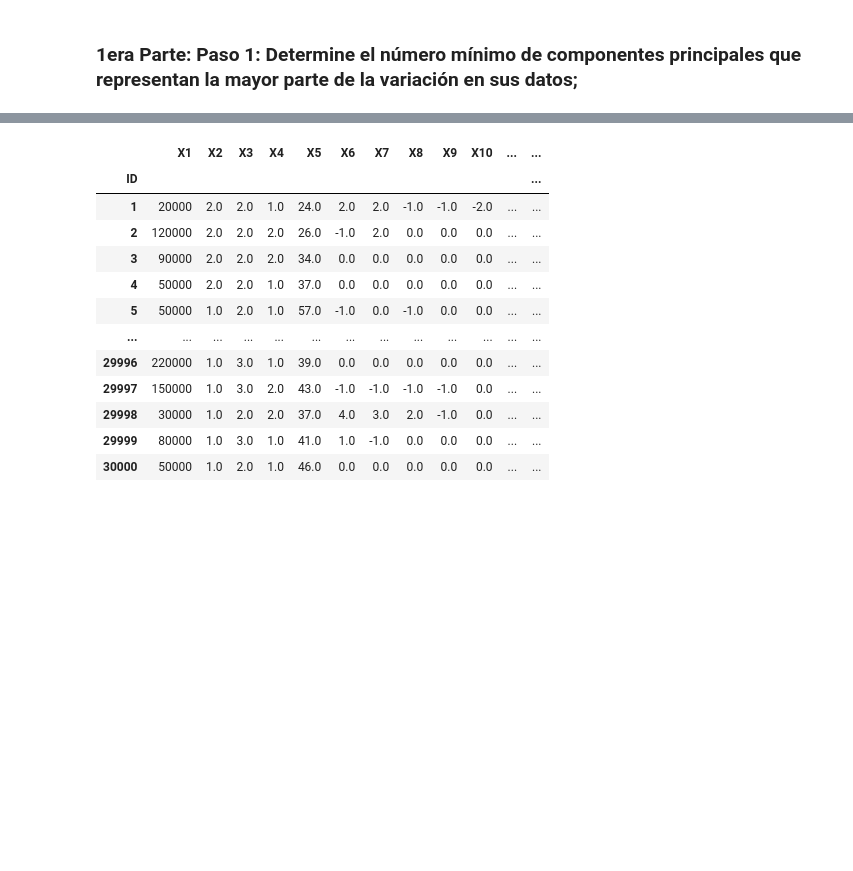
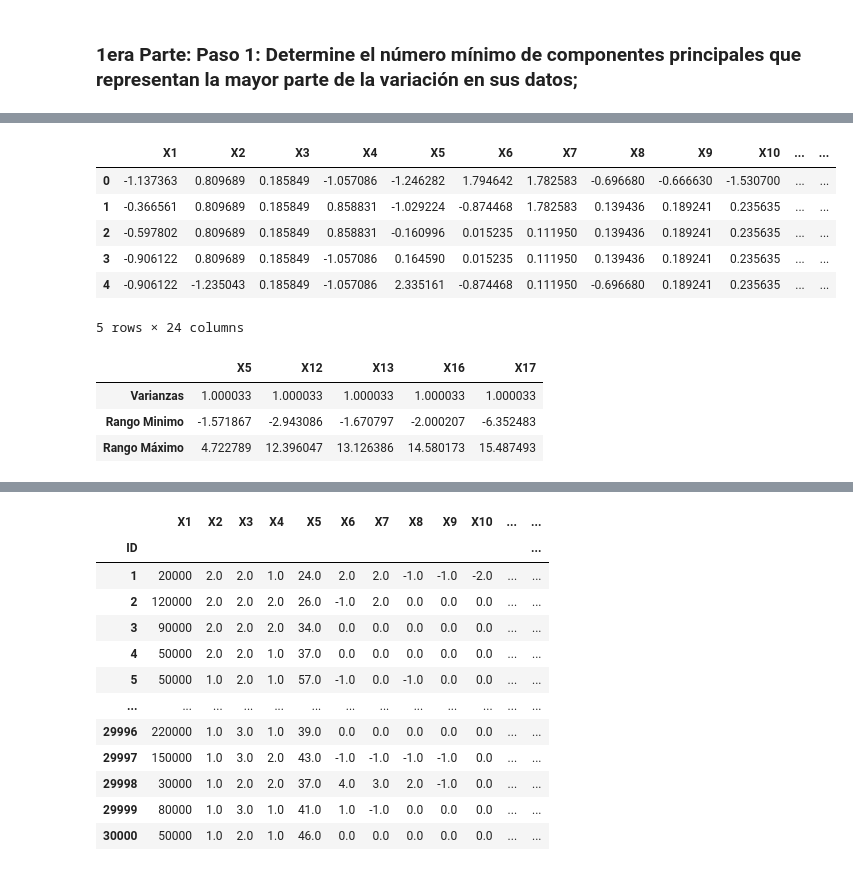
Before and after one commit to PosgradoMNA/actividades-del-projecto-equipo-60, a Jupyter notebook: Actividad Semanal -- 4.ipynb, the cells around one changed output, grey strips where cells are left out. Drawn from its saved outputs; the diff is of its cells as text; code cells hidden in the pictures; blank space fills up the shorter version.

```diff
--- a/Actividad Semanal -- 4.ipynb
+++ b/Actividad Semanal -- 4.ipynb
@@ -179,0 +149,30 @@ dtype: bool
+# %%
+from sklearn.preprocessing import StandardScaler
+
+var_normal_credit = StandardScaler()
+normalizado_credit = var_normal_credit.fit_transform(dfCreditosNro)
+
+dfCreditosNroEscalado=pd.DataFrame(normalizado_credit, columns=dfCreditosNro.columns)
+
+dfCreditosNroEscalado.head()
+# %% [output]
+|  | X1 | X2 | X3 | X4 | X5 | X6 | X7 | X8 | X9 | X10 | ... | ... |
+| 0 | -1.137363 | 0.809689 | 0.185849 | -1.057086 | -1.246282 | 1.794642 | 1.782583 | -0.696680 | -0.666630 | -1.530700 | ... | ... |
+| 1 | -0.366561 | 0.809689 | 0.185849 | 0.858831 | -1.029224 | -0.874468 | 1.782583 | 0.139436 | 0.189241 | 0.235635 | ... | ... |
+| 2 | -0.597802 | 0.809689 | 0.185849 | 0.858831 | -0.160996 | 0.015235 | 0.111950 | 0.139436 | 0.189241 | 0.235635 | ... | ... |
+| 3 | -0.906122 | 0.809689 | 0.185849 | -1.057086 | 0.164590 | 0.015235 | 0.111950 | 0.139436 | 0.189241 | 0.235635 | ... | ... |
+| 4 | -0.906122 | -1.235043 | 0.185849 | -1.057086 | 2.335161 | -0.874468 | 0.111950 | -0.696680 | 0.189241 | 0.235635 | ... | ... |
+5 rows × 24 columns
+# %%
+#Guardamos en la variable AtributosPCA las columnas a considerar en la técnica PCA
+AtributosPCA = ["X5", "X12", "X13", "X16", "X17"]
+
+MiResumen = {"Varianzas": dfCreditosNroEscalado[AtributosPCA].var()[0:5], "Rango Minimo": dfCreditosNroEscalado[AtributosPCA].min()[0:5], "Rango Máximo": dfCreditosNroEscalado[AtributosPCA].max()[0:5]}
+
+#Almacenamos la información en un dataframe para mejor visualización
+pd.DataFrame(MiResumen, index = AtributosPCA).transpose()
+# %% [output]
+|  | X5 | X12 | X13 | X16 | X17 |
+| Varianzas | 1.000033 | 1.000033 | 1.000033 | 1.000033 | 1.000033 |
+| Rango Minimo | -1.571867 | -2.943086 | -1.670797 | -2.000207 | -6.352483 |
+| Rango Máximo | 4.722789 | 12.396047 | 13.126386 | 14.580173 | 15.487493 |
```
Also changed, not shown: parts of 40 cells of this notebook.
